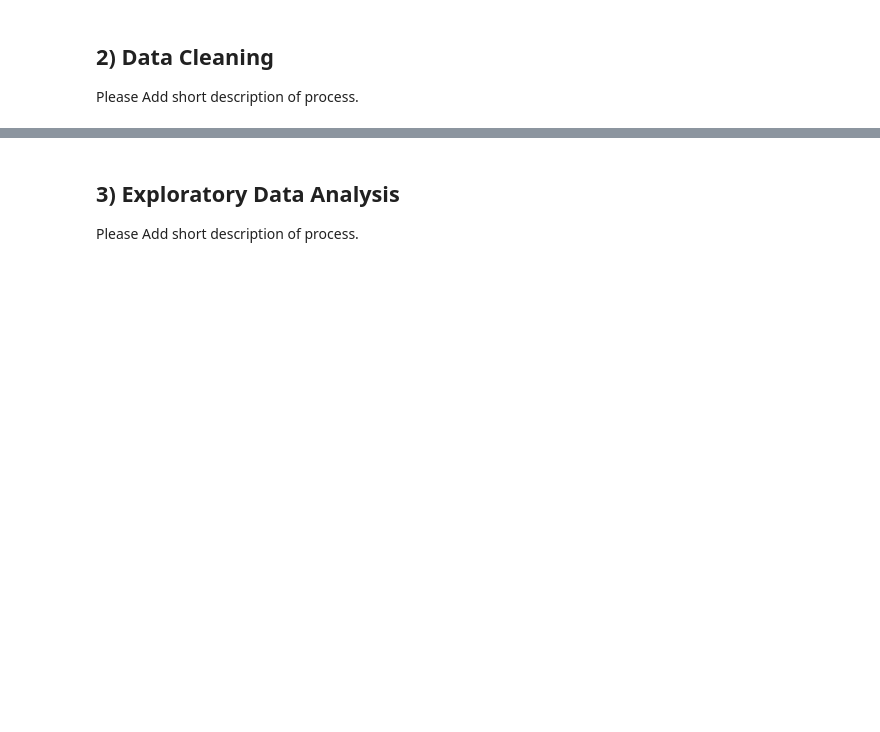
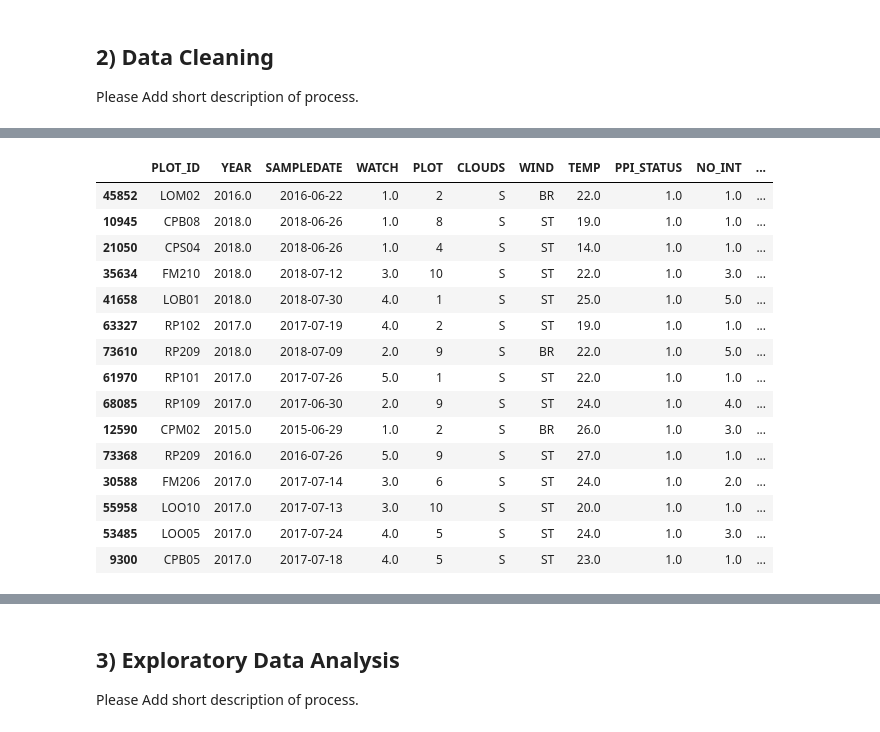
Before and after one commit to AlexandreSeb97/data200-fall22, a Jupyter notebook: analysis.ipynb, the cells around one changed output, grey strips where cells are left out. Drawn from its saved outputs; the diff is of its cells as text; code cells hidden in the pictures; blank space fills up the shorter version.

```diff
--- a/analysis.ipynb
+++ b/analysis.ipynb
@@ -177,0 +190,21 @@ df2.head()
+# %%
+# Drop NaNs
+dff = dff.dropna(subset=['TEMP', 'FLW_STATUS', 'NO_STALK', 'NO_FLWS'])
+dff.sample(15)
+# %% [output]
+|  | PLOT_ID | YEAR | SAMPLEDATE | WATCH | PLOT | CLOUDS | WIND | TEMP | PPI_STATUS | NO_INT | ... |
+| 45852 | LOM02 | 2016.0 | 2016-06-22 | 1.0 | 2 | S | BR | 22.0 | 1.0 | 1.0 | ... |
+| 10945 | CPB08 | 2018.0 | 2018-06-26 | 1.0 | 8 | S | ST | 19.0 | 1.0 | 1.0 | ... |
+| 21050 | CPS04 | 2018.0 | 2018-06-26 | 1.0 | 4 | S | ST | 14.0 | 1.0 | 1.0 | ... |
+| 35634 | FM210 | 2018.0 | 2018-07-12 | 3.0 | 10 | S | ST | 22.0 | 1.0 | 3.0 | ... |
+| 41658 | LOB01 | 2018.0 | 2018-07-30 | 4.0 | 1 | S | ST | 25.0 | 1.0 | 5.0 | ... |
+| 63327 | RP102 | 2017.0 | 2017-07-19 | 4.0 | 2 | S | ST | 19.0 | 1.0 | 1.0 | ... |
+| 73610 | RP209 | 2018.0 | 2018-07-09 | 2.0 | 9 | S | BR | 22.0 | 1.0 | 5.0 | ... |
+| 61970 | RP101 | 2017.0 | 2017-07-26 | 5.0 | 1 | S | ST | 22.0 | 1.0 | 1.0 | ... |
+| 68085 | RP109 | 2017.0 | 2017-06-30 | 2.0 | 9 | S | ST | 24.0 | 1.0 | 4.0 | ... |
+| 12590 | CPM02 | 2015.0 | 2015-06-29 | 1.0 | 2 | S | BR | 26.0 | 1.0 | 3.0 | ... |
+| 73368 | RP209 | 2016.0 | 2016-07-26 | 5.0 | 9 | S | ST | 27.0 | 1.0 | 1.0 | ... |
+| 30588 | FM206 | 2017.0 | 2017-07-14 | 3.0 | 6 | S | ST | 24.0 | 1.0 | 2.0 | ... |
+| 55958 | LOO10 | 2017.0 | 2017-07-13 | 3.0 | 10 | S | ST | 20.0 | 1.0 | 1.0 | ... |
+| 53485 | LOO05 | 2017.0 | 2017-07-24 | 4.0 | 5 | S | ST | 24.0 | 1.0 | 3.0 | ... |
+| 9300 | CPB05 | 2017.0 | 2017-07-18 | 4.0 | 5 | S | ST | 23.0 | 1.0 | 1.0 | ... |
```
Also changed, not shown: parts of 15 cells of this notebook, 1 other file.
